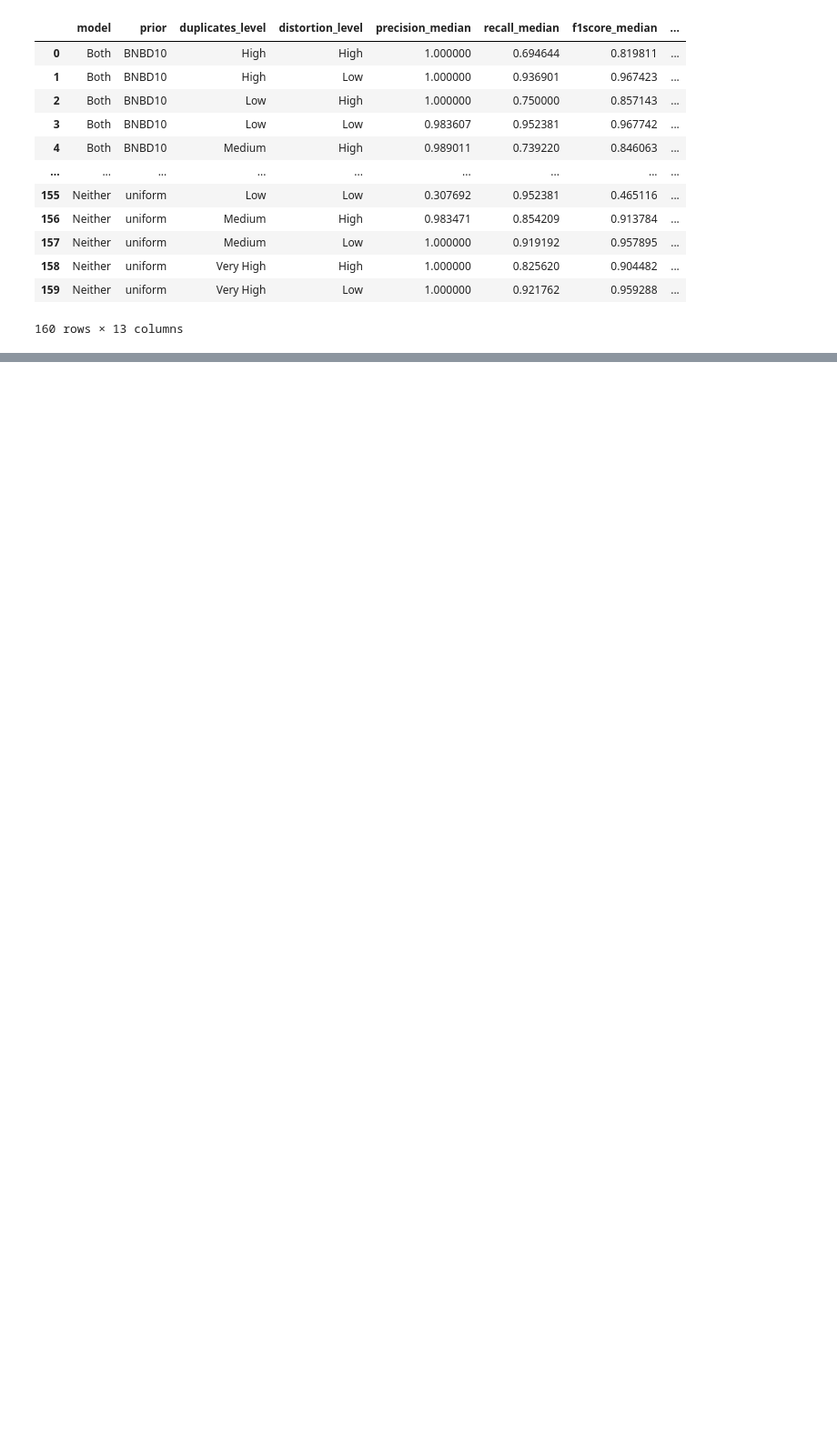
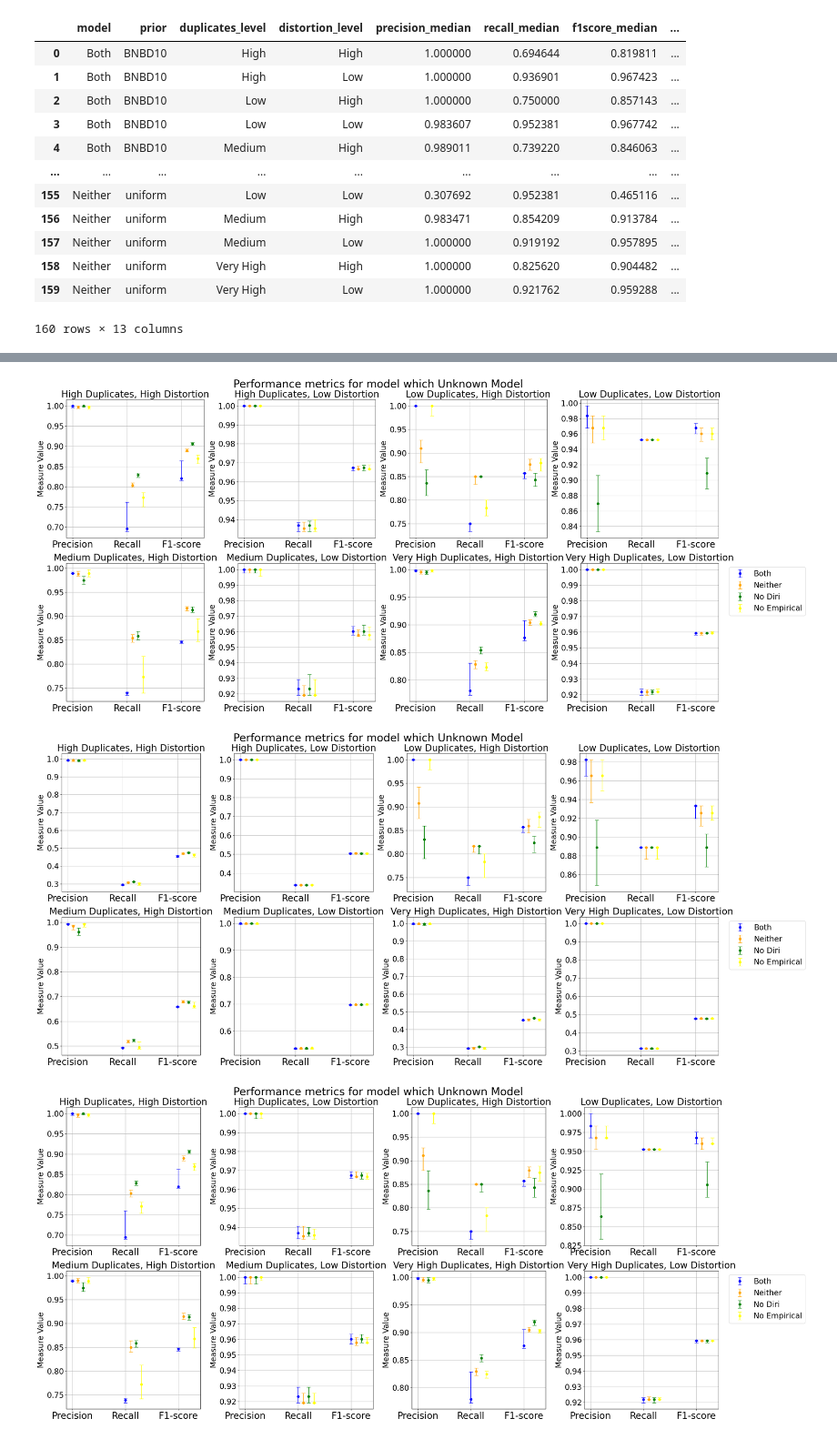
Before and after one commit to Emily0630/exchanger_data_collector, a Jupyter notebook: plot_BNBD.ipynb, the cells around one changed output, grey strips where cells are left out. Shown at 91% size. Cells and saved outputs as stored; diff of their text form; code cells hidden in the pictures; blank space fills up the shorter version.

Commit message:
finish 2nd plot

```diff
--- a/plot_BNBD.ipynb
+++ b/plot_BNBD.ipynb
@@ -125,12 +120,13 @@ title_mapping = {
 }
 
 df = new_clean_data
+priors = ["BNBD4", "BNBD2", "BNBD10", "Pitman", "uniform"]
 for p, prior in enumerate(priors):
 
-    df_model = df[df['model'] == model_to_plot]
+    df_model = df[df['prior'] == prior]
 
     metrics = ['precision_median', 'recall_median', 'f1score_median']
-    priors = ["BNBD4", "BNBD2", "BNBD10", "Pitman", "uniform"]
+
 
     filtered_data = new_clean_data[new_clean_data['model'] == 'Both']
 
@@ -148,11 +144,11 @@ for p, prior in enumerate(priors):
             index = (j * 2 + k)+1
             plt.subplot(2, 4, index)
 
-            for m, model_to_plot in enumerate(new_clean_data["model"].unique()):
+            for m, model in enumerate(new_clean_data["model"].unique()):
 
                 df_plot = df_model[(df_model['duplicates_level'] == dup_level) &
                                 (df_model['distortion_level'] == dist_level) &
-                                (df_model['prior'] == prior)
+                                (df_model['model'] == model)
                                 ]
 
                 subset = df_plot
@@ -161,33 +157,37 @@ for p, prior in enumerate(priors):
                 for i, metric in enumerate(metrics):
                     upper_bound = metric.replace('median', 'upper_bound')
                     lower_bound = metric.replace('median', 'lower_bound')
 
                     upper_bound =  subset[upper_bound] - subset[metric]
                     lower_bound = subset[metric] - subset[lower_bound]
                     if upper_bound.iloc[0]<0.001:
                         upper_bound.iloc[0] = 0
                     if lower_bound.iloc[0]<0.001:
                         lower_bound.iloc[0] = 0
 
 
                     x_values = [m * 0.1 + i]
-                    plt.errorbar(x_values, subset[metric], yerr=[lower_bound, upper_bound], fmt='o', capsize=5, color=colors[p], label=f'{prior}')
+                    plt.errorbar(x_values, subset[metric], yerr=[lower_bound, upper_bound], fmt='o', capsize=5, color=colors[m], label=f'{model}')
                     plt.yticks(fontsize=20)
                     plt.xticks(ticks=range(3), labels=["Precision", "Recall", "F1-score"], fontsize=24)
                     plt.title(f'{dup_level} Duplicates, {dist_level} Distortion', fontsize=24)
                     plt.ylabel("Measure Value", fontsize=20)
                     plt.grid(True)
 
     plt.tight_layout()
     handles, labels = plt.gca().get_legend_handles_labels()
     unique_legend = dict(zip(labels, handles))
 
     # Now call plt.legend() with the unique handles and labels
     plt.legend(unique_legend.values(), unique_legend.keys(), bbox_to_anchor=(1.05, 1), loc='upper left', fontsize=20)
     # plt.legend(bbox_to_anchor=(1.05, 1), loc='upper left')
-    plt.suptitle(f"Performance metrics for model which {title_mapping.get(model_to_plot, 'Unknown Model')}", fontsize=28, y=1.02)
+    plt.suptitle(f"Performance metrics for model which {title_mapping.get(prior, 'Unknown Model')}", fontsize=28, y=1.02)
 
     # Save the plot for "No Diri"
-    no_diri_plot_path = f"plots/{model_to_plot}_plot.png"
+    no_diri_plot_path = f"plots/model_{prior}_plot.png"
     plt.savefig(no_diri_plot_path, bbox_inches='tight')
     # no_diri_plot_path
+# %% [output]
+[figure, added]
+[figure, added]
+[figure, added]
```
Also changed, not shown: parts of 2 cells of this notebook, 1 other file.
